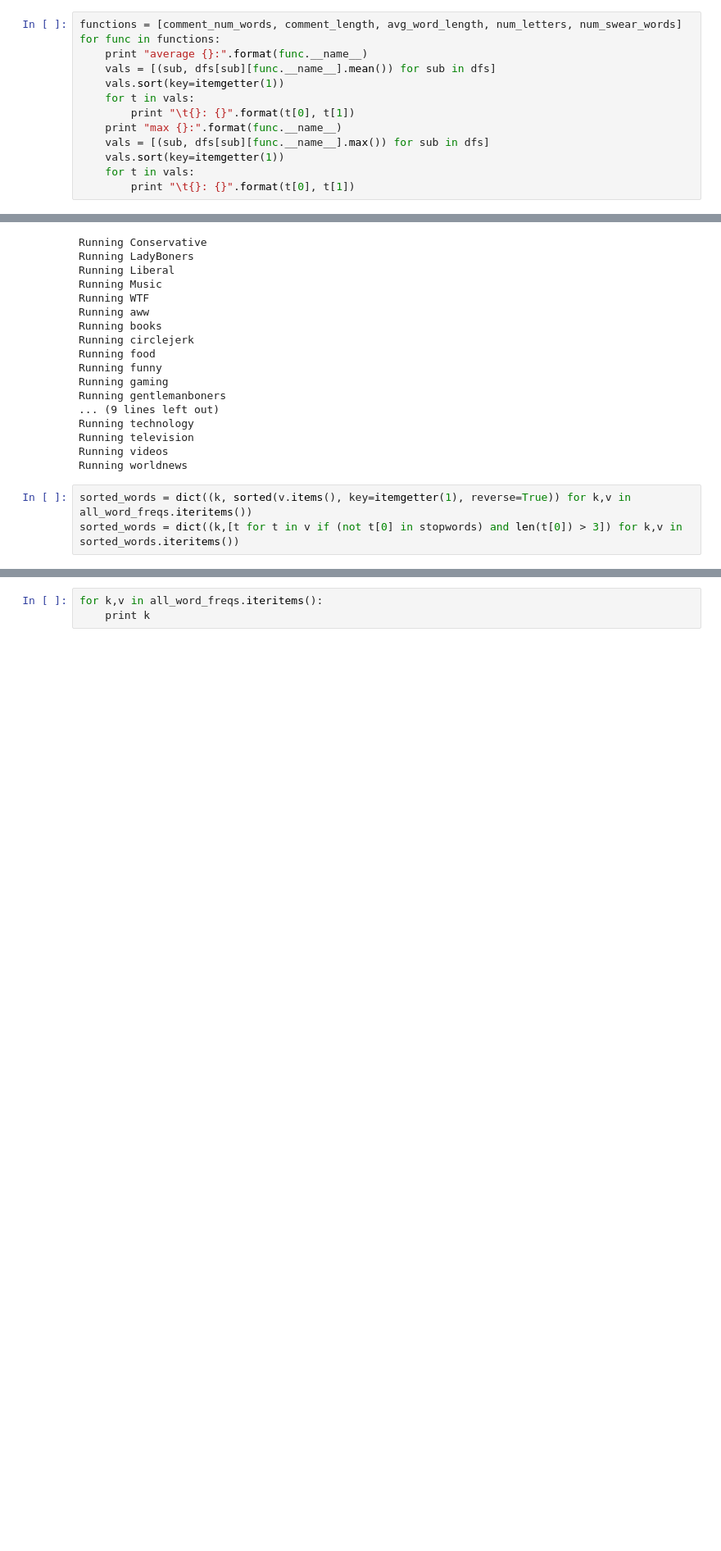
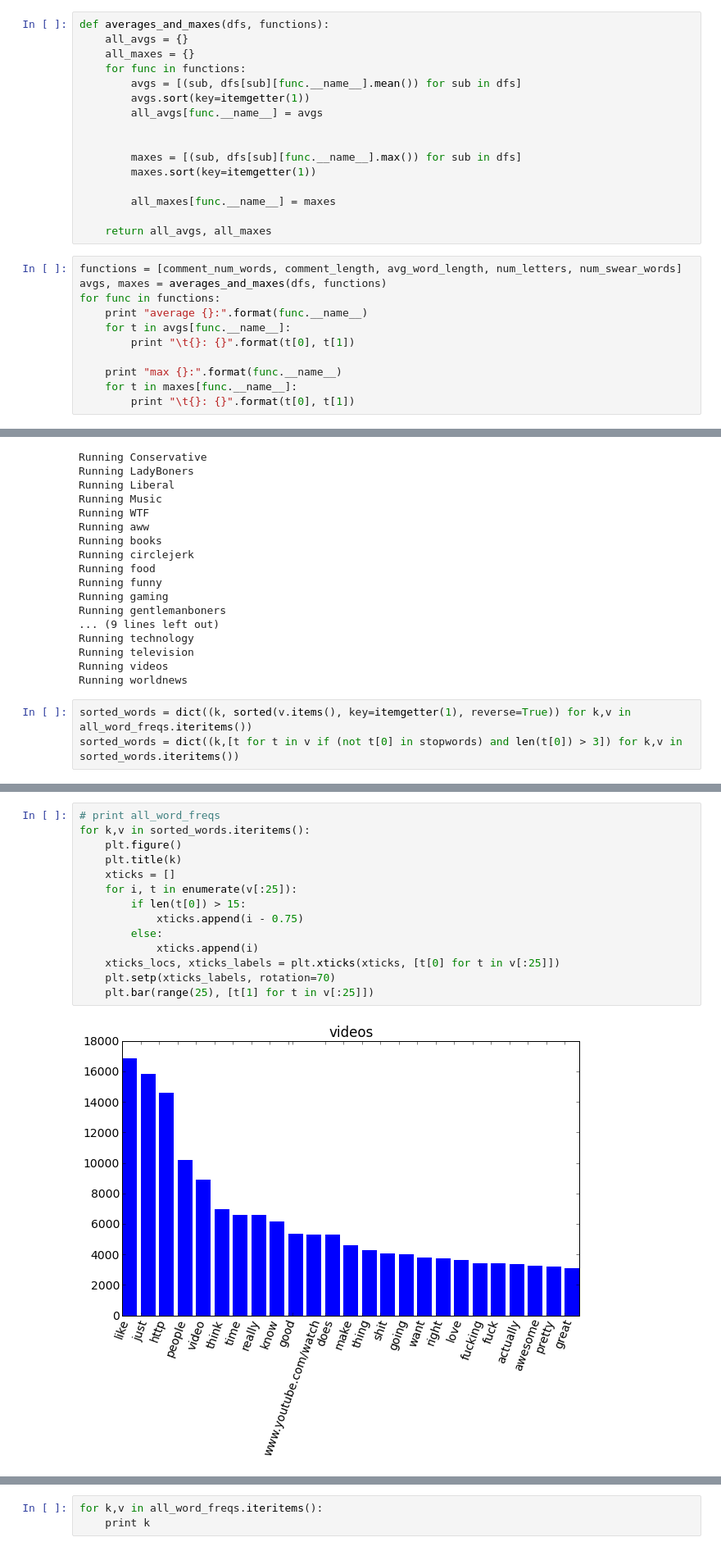
Before and after one commit to kennyyu/cs109-project, a Jupyter notebook: notebooks/rj.ipynb, the cells around one changed output, grey strips where cells are left out. Shown at 82% size. Drawn from its saved outputs; the diff is of its cells as text; blank space fills up the shorter version.

Commit message:
Graphs of ups vs metrics, animal counts, and more

```diff
--- a/notebooks/rj.ipynb
+++ b/notebooks/rj.ipynb
@@ -130,15 +130,29 @@ Making worldnews...
+# %%
+def averages_and_maxes(dfs, functions):
+    all_avgs = {}
+    all_maxes = {}
+    for func in functions:
+        avgs = [(sub, dfs[sub][func.__name__].mean()) for sub in dfs]
+        avgs.sort(key=itemgetter(1))
+        all_avgs[func.__name__] = avgs
+
+
+        maxes = [(sub, dfs[sub][func.__name__].max()) for sub in dfs]
+        maxes.sort(key=itemgetter(1))
+
+        all_maxes[func.__name__] = maxes
+
+    return all_avgs, all_maxes
 # %%
 functions = [comment_num_words, comment_length, avg_word_length, num_letters, num_swear_words]
+avgs, maxes = averages_and_maxes(dfs, functions)
 for func in functions:
     print "average {}:".format(func.__name__)
-    vals = [(sub, dfs[sub][func.__name__].mean()) for sub in dfs]
-    vals.sort(key=itemgetter(1))
-    for t in vals:
+    for t in avgs[func.__name__]:
         print "\t{}: {}".format(t[0], t[1])
+
     print "max {}:".format(func.__name__)
-    vals = [(sub, dfs[sub][func.__name__].max()) for sub in dfs]
-    vals.sort(key=itemgetter(1))
-    for t in vals:
+    for t in maxes[func.__name__]:
         print "\t{}: {}".format(t[0], t[1])
 # %% [output]
 average comment_num_words:
@@ -277,0 +258,16 @@ movies
+# %%
+# print all_word_freqs
+for k,v in sorted_words.iteritems():
+    plt.figure()
+    plt.title(k)
+    xticks = []
+    for i, t in enumerate(v[:25]):
+        if len(t[0]) > 15:
+            xticks.append(i - 0.75)
+        else:
+            xticks.append(i)
+    xticks_locs, xticks_labels = plt.xticks(xticks, [t[0] for t in v[:25]])
+    plt.setp(xticks_labels, rotation=70)
+    plt.bar(range(25), [t[1] for t in v[:25]])
+# %% [output]
+[figure, added]
```
Also changed, not shown: parts of 17 cells of this notebook.
